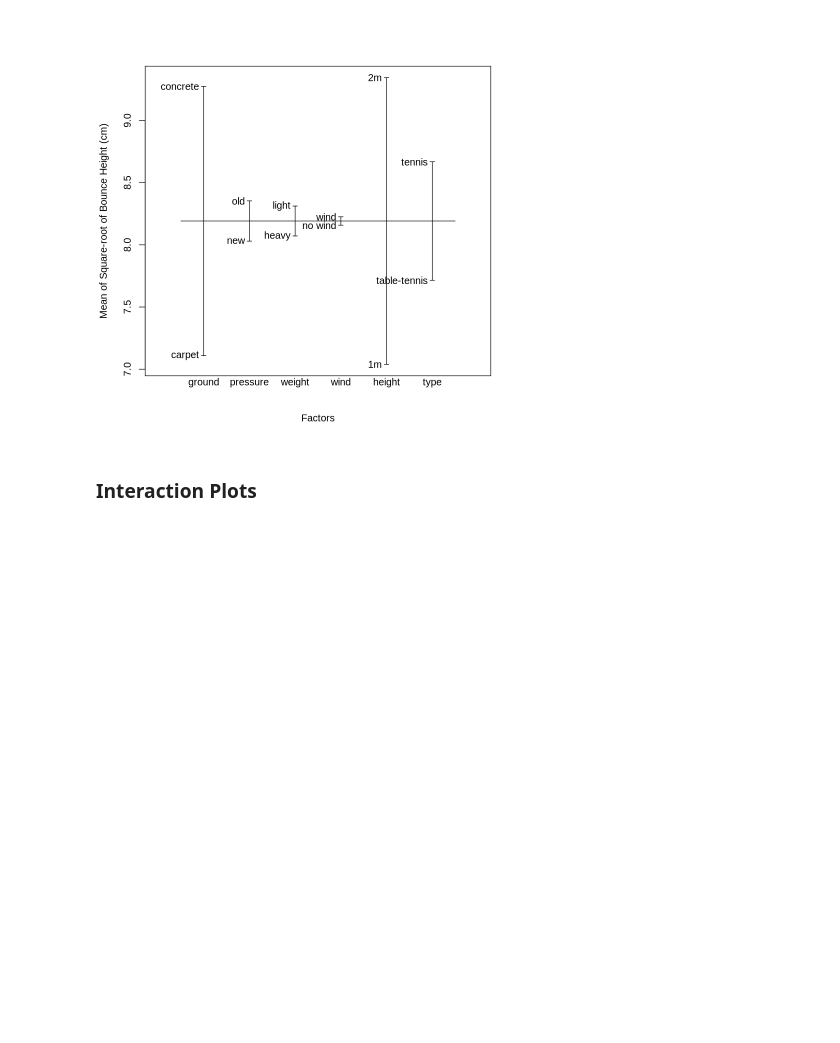
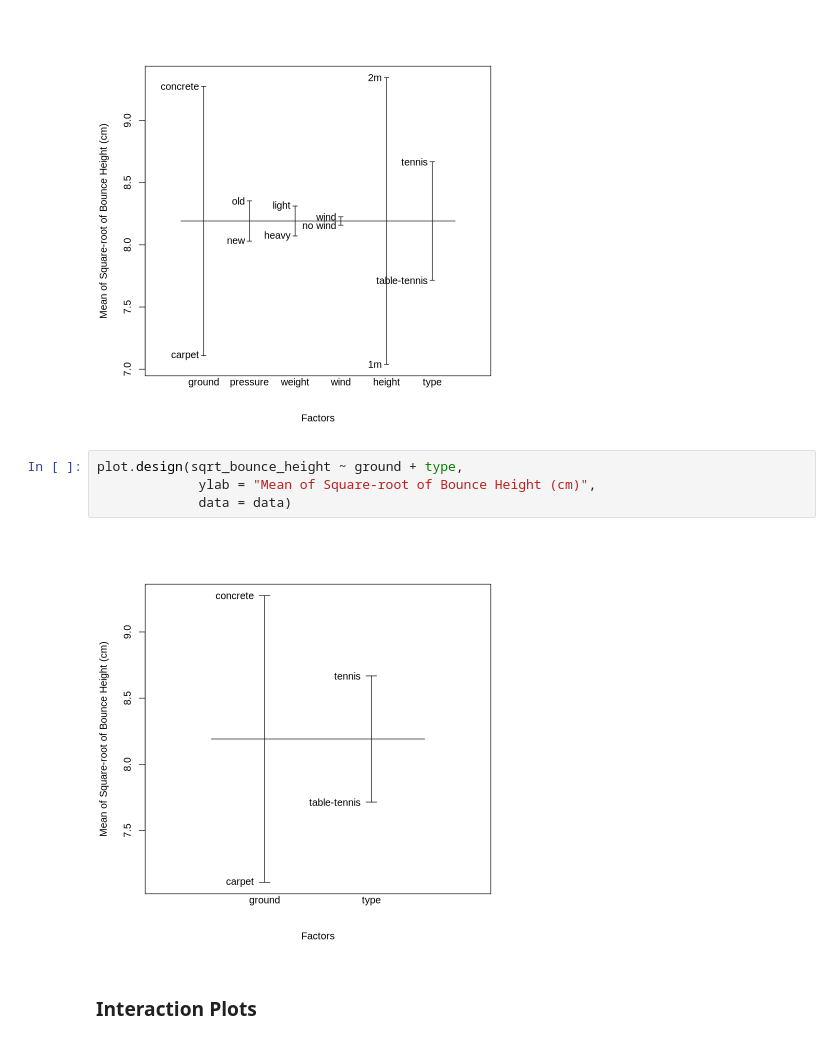
Before and after one commit to ciciliujx/Ball-Drop-Experimental-Design, a Jupyter notebook: Report.ipynb, the cells around one changed output. Cells and saved outputs as stored; diff of their text form; blank space fills up the shorter version.

Commit message:
add main-effects plot

```diff
--- a/Report.ipynb
+++ b/Report.ipynb
@@ -186,6 +181,12 @@ plot.design(sqrt_bounce_height ~ground + pressure + weight + wind + height + typ
             data = data)
 # %% [output]
 [figure]
+# %%
+plot.design(sqrt_bounce_height ~ ground + type,
+             ylab = "Mean of Square-root of Bounce Height (cm)",
+             data = data)
+# %% [output]
+[figure, added]
 # %% [markdown]
 ### Interaction Plots
 # %%
```
Also changed, not shown: parts of 2 cells of this notebook.
